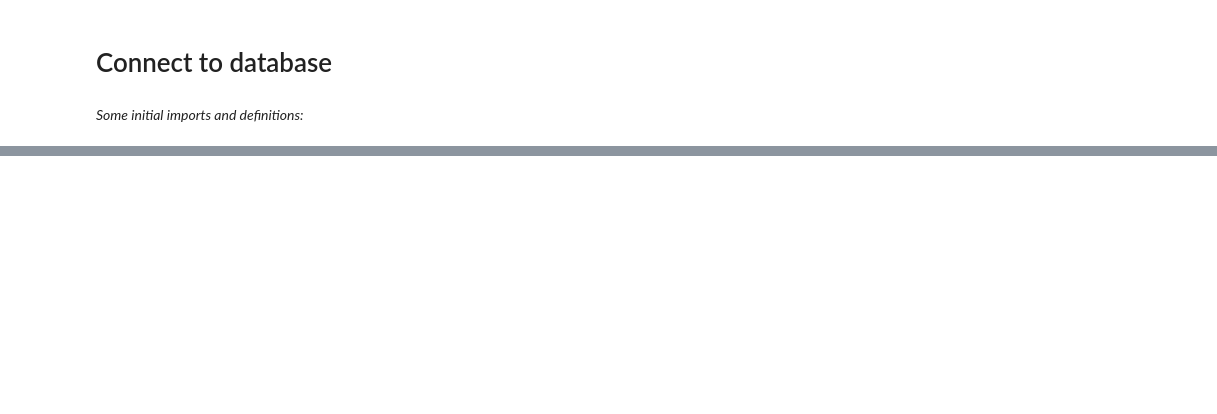
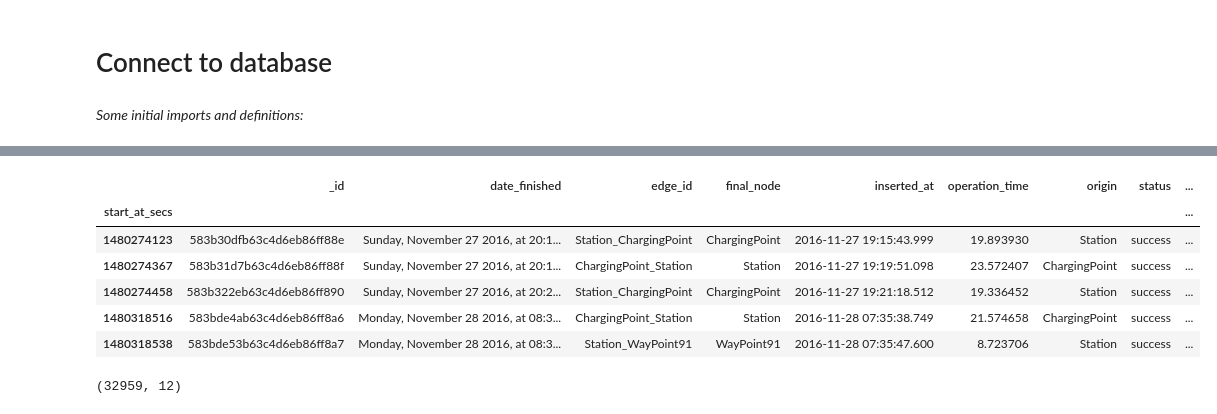
Before and after one commit to marc-hanheide/jupyter-notebooks, a Jupyter notebook: STRANDS analysis.ipynb, the cells around one changed output, grey strips where cells are left out. Saved outputs shown, nothing was run; the diff lists cells and outputs as text; code cells hidden in the pictures; blank space fills up the shorter version.

```diff
--- a/STRANDS analysis.ipynb
+++ b/STRANDS analysis.ipynb
@@ -115,0 +127,46 @@ save_to_file('initial')
+# %%
+# nav_stats
+import numpy as np
+coll = dbs['y4']['nav_stats']
+
+pipeline = [
+    {
+        '$match': {
+        }
+    },
+    {
+        '$project': {
+            'date_finished': 1,
+            'date_start': 1,
+            'origin': 1,
+            'final_node': 1,
+            'target': 1,
+            'operation_time': 1, 'status': 1,
+            'edge_id': 1,
+            'topological_map': 1,
+            'inserted_at': '$_meta.inserted_at'
+        }
+    }
+]
+
+agg = coll.aggregate(pipeline)
+
+df_ns = pd.DataFrame.from_records(agg)
+
+# compute calculated columns
+df_ns['inserted_at_secs'] = df_ns.inserted_at.astype(np.int64) // 10**9
+df_ns['start_at_secs'] = np.int64(df_ns.inserted_at_secs - df_ns.operation_time)
+df_ns.set_index('start_at_secs', drop=False, inplace=True)
+df_ns.sort_index(inplace=True)
+df_ns.to_pickle('nav_stats_y4.p')
+display(df_ns.head())
+print(df_ns.shape)
+# %% [output]
+|  | _id | date_finished | edge_id | final_node | inserted_at | operation_time | origin | status | ... |
+| start_at_secs |  |  |  |  |  |  |  |  | ... |
+| 1480274123 | 583b30dfb63c4d6eb86ff88e | Sunday, November 27 2016, at 20:1... | Station_ChargingPoint | ChargingPoint | 2016-11-27 19:15:43.999 | 19.893930 | Station | success | ... |
+| 1480274367 | 583b31d7b63c4d6eb86ff88f | Sunday, November 27 2016, at 20:1... | ChargingPoint_Station | Station | 2016-11-27 19:19:51.098 | 23.572407 | ChargingPoint | success | ... |
+| 1480274458 | 583b322eb63c4d6eb86ff890 | Sunday, November 27 2016, at 20:2... | Station_ChargingPoint | ChargingPoint | 2016-11-27 19:21:18.512 | 19.336452 | Station | success | ... |
+| 1480318516 | 583bde4ab63c4d6eb86ff8a6 | Monday, November 28 2016, at 08:3... | ChargingPoint_Station | Station | 2016-11-28 07:35:38.749 | 21.574658 | ChargingPoint | success | ... |
+| 1480318538 | 583bde53b63c4d6eb86ff8a7 | Monday, November 28 2016, at 08:3... | Station_WayPoint91 | WayPoint91 | 2016-11-28 07:35:47.600 | 8.723706 | Station | success | ... |
+(32959, 12)
```
Also changed, not shown: parts of 5 cells of this notebook.
